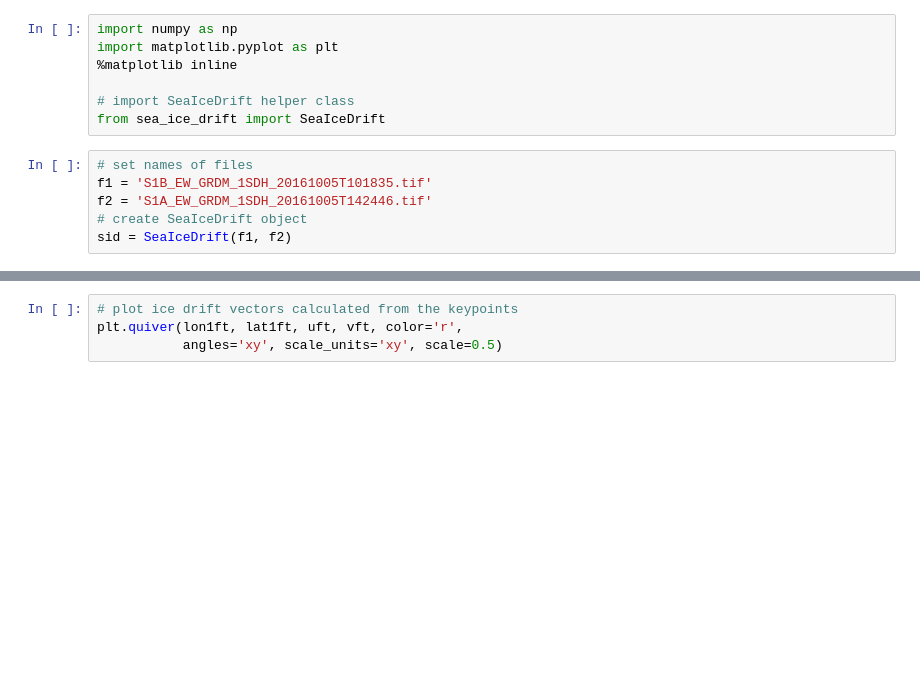
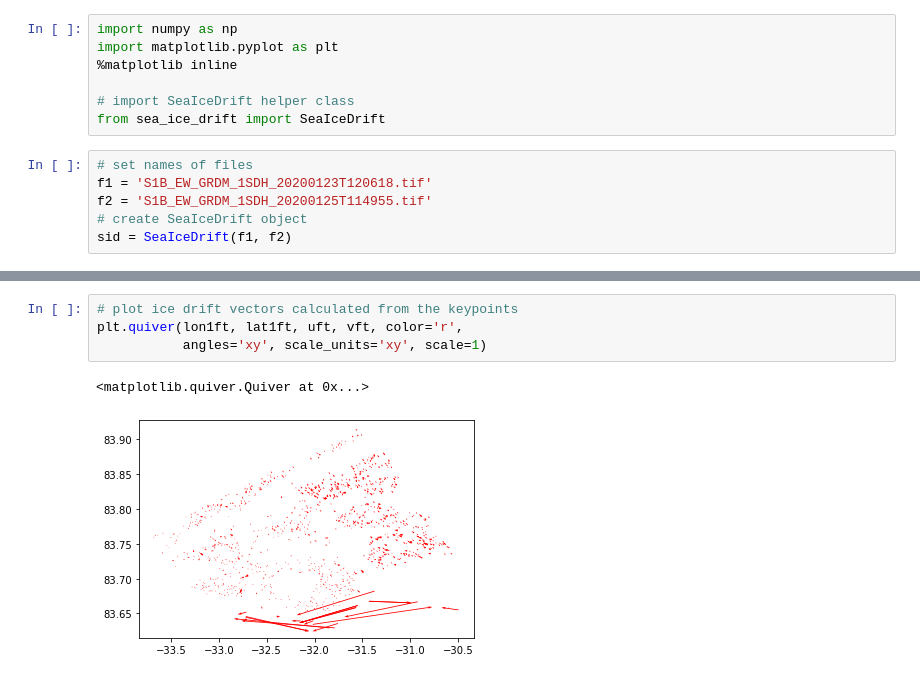
Before and after one commit to nansencenter/sea_ice_drift, a Jupyter notebook: examples/simple.ipynb, the cells around one changed output, grey strips where cells are left out. Drawn from its saved outputs; the diff is of its cells as text; blank space fills up the shorter version.

```diff
--- a/examples/simple.ipynb
+++ b/examples/simple.ipynb
@@ -7,8 +7,8 @@ import matplotlib.pyplot as plt
 from sea_ice_drift import SeaIceDrift
 # %%
 # set names of files
-f1 = 'S1B_EW_GRDM_1SDH_20161005T101835.tif'
-f2 = 'S1A_EW_GRDM_1SDH_20161005T142446.tif'
+f1 = 'S1B_EW_GRDM_1SDH_20200123T120618.tif'
+f2 = 'S1B_EW_GRDM_1SDH_20200125T114955.tif'
 # create SeaIceDrift object
 sid = SeaIceDrift(f1, f2)
 # %%
@@ -21,7 +35,10 @@ plt.plot(lon2ft, lat2ft, '.')
 # %%
 # plot ice drift vectors calculated from the keypoints
 plt.quiver(lon1ft, lat1ft, uft, vft, color='r',
-           angles='xy', scale_units='xy', scale=0.5)
+           angles='xy', scale_units='xy', scale=1)
+# %% [output]
+<matplotlib.quiver.Quiver at 0x...>
+[figure, added]
 # %%
 # create longitude and latitude grids at satellite projection
 step = 10
```
Also changed, not shown: parts of 5 cells of this notebook, 6 other files.
